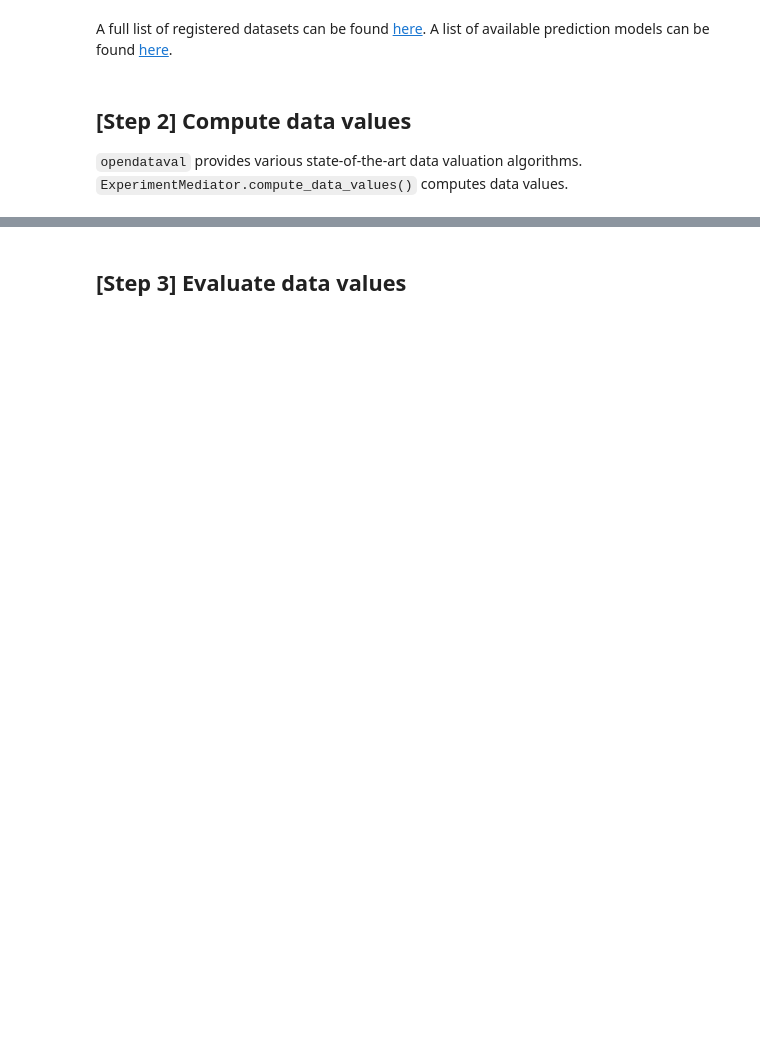
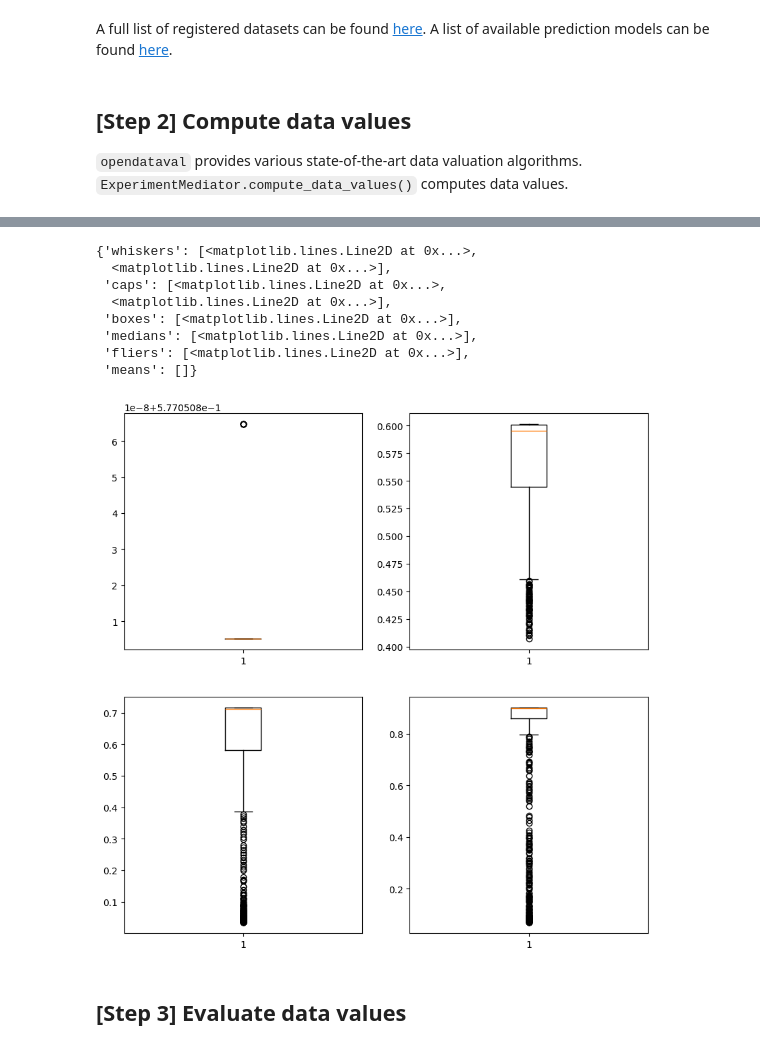
Before and after one commit to heblol/opendataval, a Jupyter notebook: examples/adult_classification.ipynb, the cells around one changed output, grey strips where cells are left out. Cells and saved outputs as stored; diff of their text form; code cells hidden in the pictures; blank space fills up the shorter version.

```diff
--- a/examples/adult_classification.ipynb
+++ b/examples/adult_classification.ipynb
@@ -102,0 +152,5 @@ Wall time: 5min 40s
+# %%
+df1 = pd.DataFrame(exper_med.data_evaluators[0].data_values)
+df2 = pd.DataFrame(exper_med.data_evaluators[1].data_values)
+df3 = pd.DataFrame(exper_med.data_evaluators[2].data_values)
+df4 = pd.DataFrame(exper_med.data_evaluators[3].data_values)
@@ -103,3 +173,22 @@ Wall time: 5min 40s
+# %%
+from matplotlib import pyplot as plt
+
+# Plot 4 histograms in a grid
+fig, axes = plt.subplots(2, 2, figsize=(10, 10))
+axes[0, 0].boxplot(df1)
+axes[0, 1].boxplot(df2)
+axes[1, 0].boxplot(df3)
+axes[1, 1].boxplot(df4)
+# %% [output]
+{'whiskers': [<matplotlib.lines.Line2D at 0x...>,
+  <matplotlib.lines.Line2D at 0x...>],
+ 'caps': [<matplotlib.lines.Line2D at 0x...>,
+  <matplotlib.lines.Line2D at 0x...>],
+ 'boxes': [<matplotlib.lines.Line2D at 0x...>],
+ 'medians': [<matplotlib.lines.Line2D at 0x...>],
+ 'fliers': [<matplotlib.lines.Line2D at 0x...>],
+ 'means': []}
+[figure, added]
 # %% [markdown]
 ## [Step 3] Evaluate data values
 # %%
```
Also changed, not shown: parts of 13 cells of this notebook, 3 other files.
